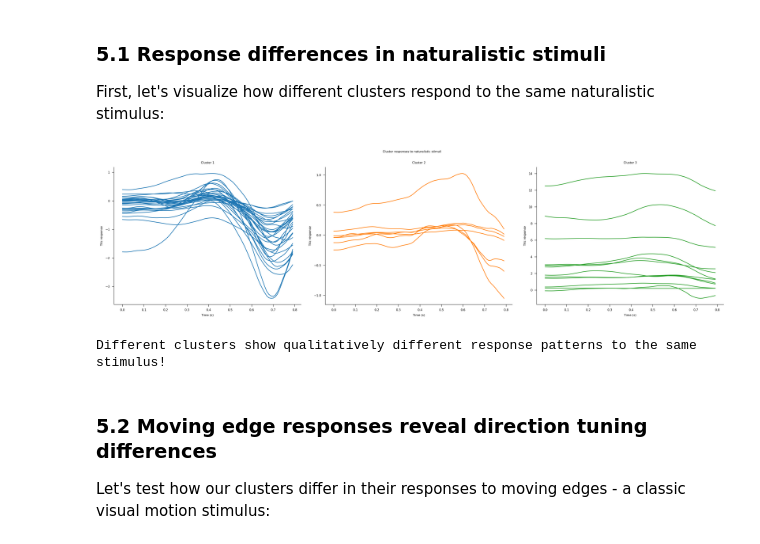
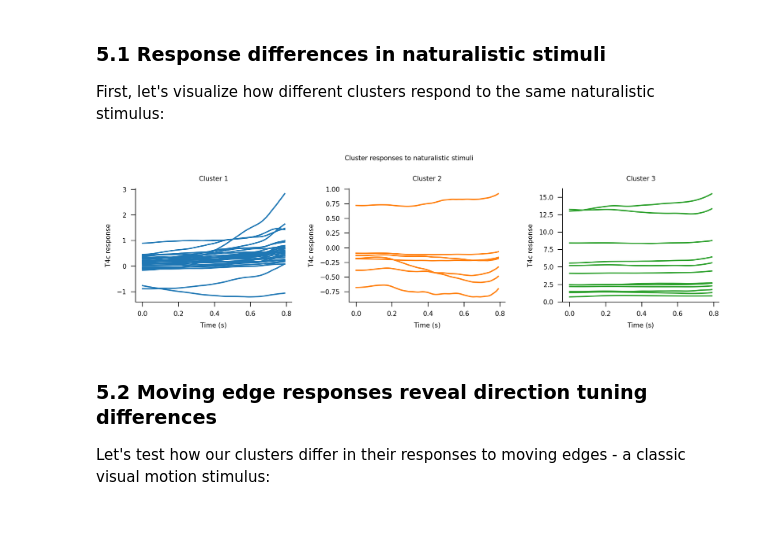
Before and after one commit to TuragaLab/flysim_tutorials, a Jupyter notebook: notebooks/02_flyvis_tutorial_mechanism_discovery.ipynb, the cells around one changed output. Cells and saved outputs as stored; diff of their text form; code cells hidden in the pictures.

```diff
--- a/notebooks/02_flyvis_tutorial_mechanism_discovery.ipynb
+++ b/notebooks/02_flyvis_tutorial_mechanism_discovery.ipynb
@@ -289,30 +268,31 @@ Networks per cluster:
 First, let's visualize how different clusters respond to the same naturalistic stimulus:
 # %%
 # Plot time series responses for each cluster
-fig, axes = plt.subplots(1, len(cluster_to_indices), figsize=(15, 4))
+fig, axes = plt.subplots(1, len(cluster_to_indices), figsize=(7, 2))
 colors = {i: color for i, color in enumerate(mcolors.TABLEAU_COLORS.values())}
+
+# Newer version of xarray use duck-type numpy arrays which are currently not supported by flyvis. The workaround is to load the data into memory.
+responses.load()
 
 for cluster_id, indices in cluster_to_indices.items():
     ax = axes[cluster_id] if len(cluster_to_indices) > 1 else axes
-
     # Plot responses from this cluster to first stimulus sequence
-    responses.sel(network_id=indices, sample=[77]).custom.where(
+    responses.sel(network_id=indices, sample=[0]).custom.where(
         cell_type=target_cell_type
     ).custom.plot_traces(
         x="time",
         plot_kwargs=dict(color=colors[cluster_id], add_legend=False, ax=ax),
     )
 
     ax.set_title(f"Cluster {cluster_id + 1}")
     ax.set_xlabel("Time (s)")
     ax.set_ylabel(f"{target_cell_type} response")
 
 plt.tight_layout()
 plt.suptitle("Cluster responses to naturalistic stimuli", y=1.02)
 plt.show()
 # %% [output]
-[figure, old version]
+[figure, new version]
-Different clusters show qualitatively different response patterns to the same stimulus!
 # %% [markdown]
 ### 5.2 Moving edge responses reveal direction tuning differences
 
```
Also changed, not shown: parts of 9 cells of this notebook, 1 other file.
